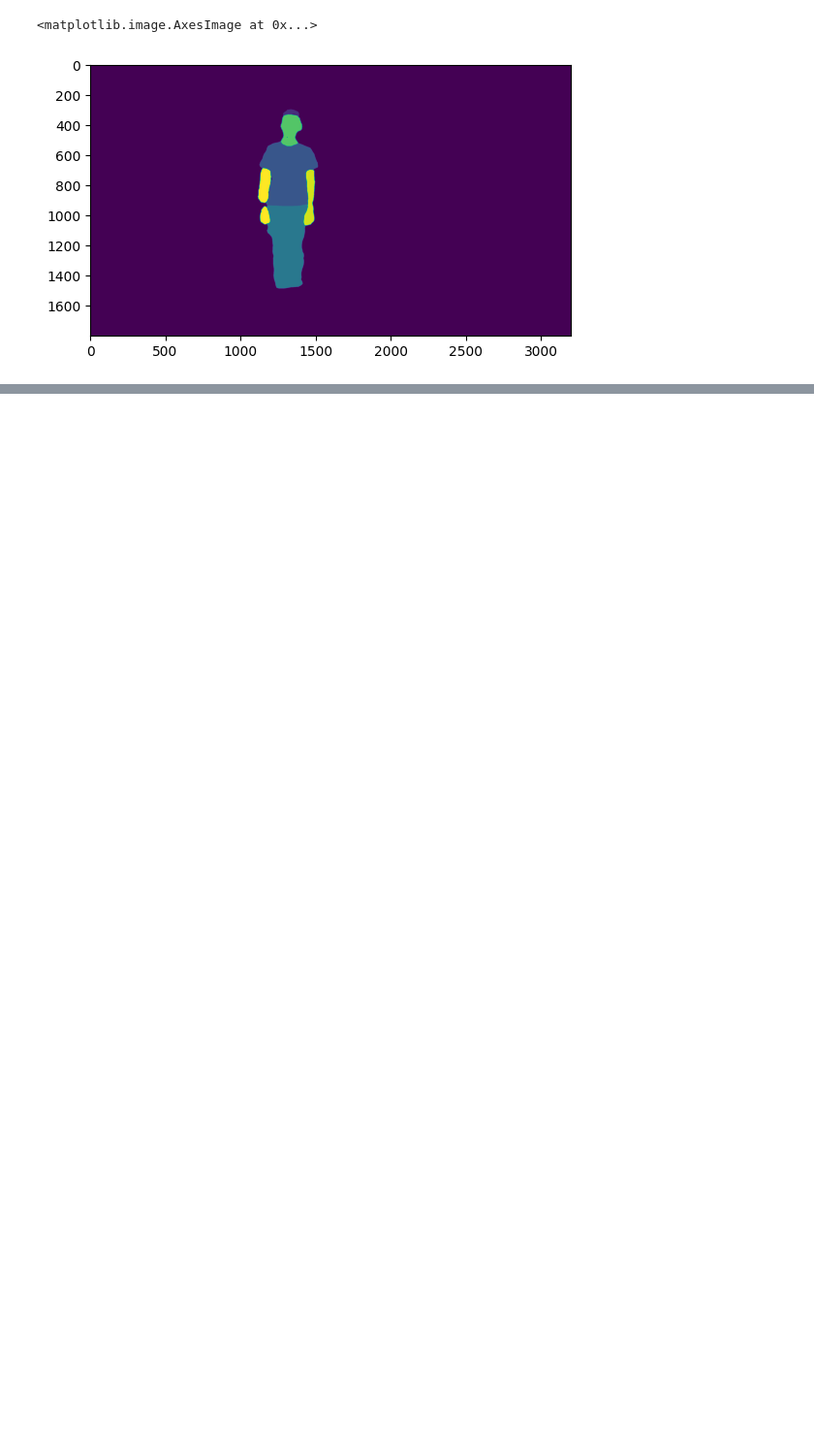
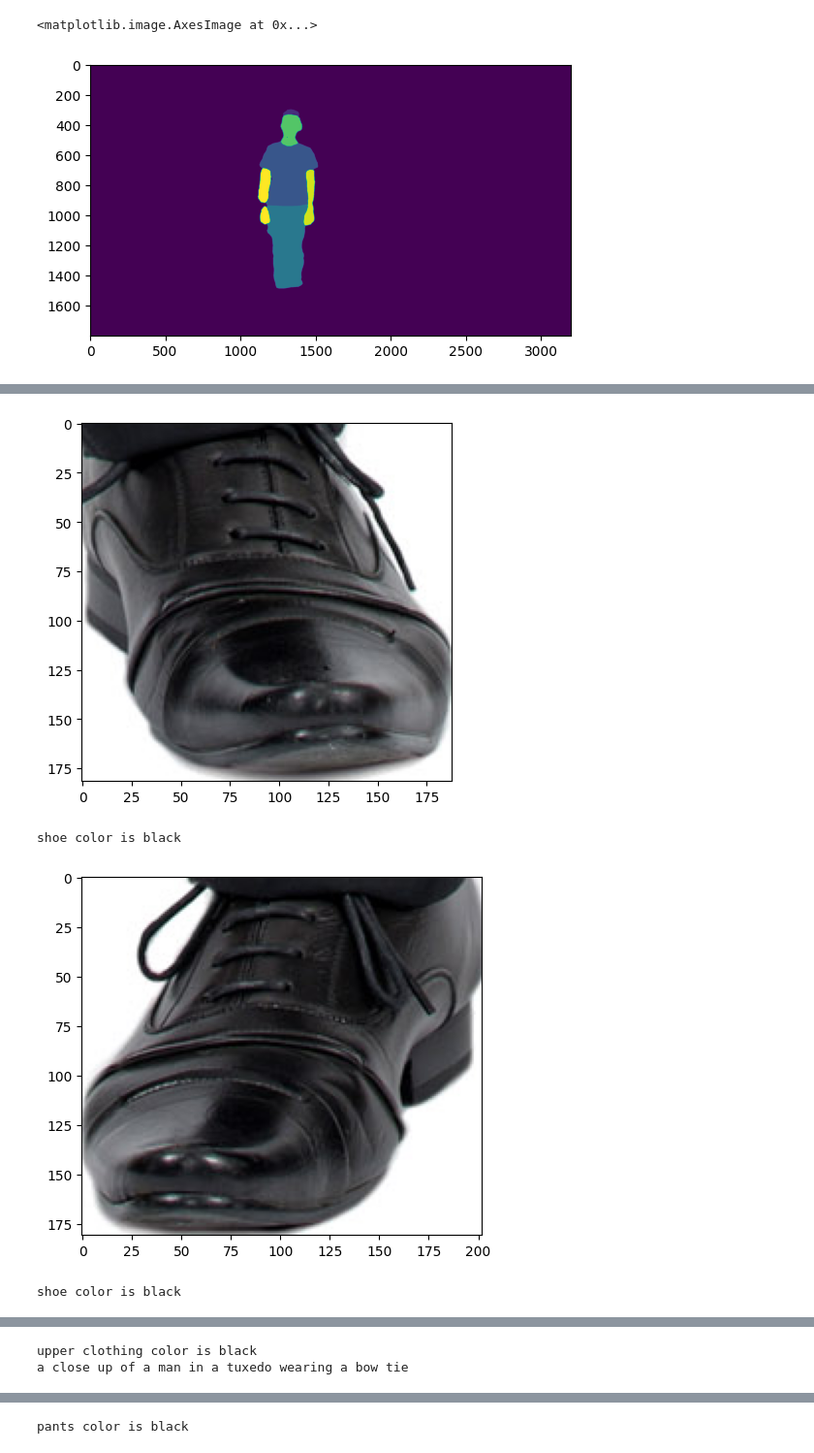
Before and after one commit to tatsimba/hackathon2023, a Jupyter notebook: image-segmenation-notebook/image-segmentation.ipynb, the cells around one changed output, grey strips where cells are left out. Shown at 97% size. Drawn from its saved outputs; the diff is of its cells as text; code cells hidden in the pictures; blank space fills up the shorter version.

Commit message:
Saving captions work

```diff
--- a/image-segmenation-notebook/image-segmentation.ipynb
+++ b/image-segmenation-notebook/image-segmentation.ipynb
@@ -176,0 +210,40 @@ plt.show()
+# %%
+caption_processor = BlipProcessor.from_pretrained("Salesforce/blip-image-captioning-large")
+caption_model = BlipForConditionalGeneration.from_pretrained("Salesforce/blip-image-captioning-large")
+
+def get_caption(cropped_image, prompt, preprocessed_image=None):
+    inputs = caption_processor(cropped_image, prompt, return_tensors="pt") if preprocessed_image is None else preprocessed_image
+    out = caption_model.generate(**inputs)
+    text = caption_processor.decode(out[0], skip_special_tokens=True)
+    return text
+
+def get_captions(boxes, image):
+    left_shoe = first(boxes, lambda x: x['label'] == 'left_shoe')
+    right_shoe = first(boxes, lambda x: x['label'] == 'right_shoe')
+    upper_clothing = first(boxes, lambda x: x['label'] == 'upper_clothing')
+    pants = first(boxes, lambda x: x['label'] == 'pants')
+    cropped_left_shoe = image.crop((left_shoe['x'], left_shoe['y'], left_shoe['x'] + left_shoe['w'], left_shoe['y'] + left_shoe['h']))
+    cropped_right_shoe = image.crop((right_shoe['x'], right_shoe['y'], right_shoe['x'] + right_shoe['w'], right_shoe['y'] + right_shoe['h']))
+    cropped_upper_clothing = image.crop((upper_clothing['x'], upper_clothing['y'], upper_clothing['x'] + upper_clothing['w'], upper_clothing['y'] + upper_clothing['h']))
+    cropped_pants = image.crop((pants['x'], pants['y'], pants['x'] + pants['w'], pants['y'] + pants['h']))
+    plt.imshow(cropped_left_shoe)
+    plt.show()
+    print(get_caption(cropped_left_shoe, 'shoe color is '))
+    plt.imshow(cropped_right_shoe)
+    plt.show()
+    print(get_caption(cropped_right_shoe, 'shoe color is '))
+    plt.imshow(cropped_upper_clothing)
+    plt.show()
+    print(get_caption(cropped_upper_clothing, 'Upper clothing color is '))
+    print(get_caption(cropped_upper_clothing, ''))
+    plt.imshow(cropped_pants)
+    plt.show()
+    print(get_caption(cropped_pants, 'Pants color is '))
+
+
+get_captions(boxes, image)
+# %% [output]
+[figure, added]
+shoe color is black
+[figure, added]
+shoe color is black
@@ -176,0 +251,2 @@ plt.show()
+upper clothing color is black
+a close up of a man in a tuxedo wearing a bow tie
@@ -176,0 +254 @@ plt.show()
+pants color is black
```
Also changed, not shown: parts of 7 cells of this notebook, 1 other file.
